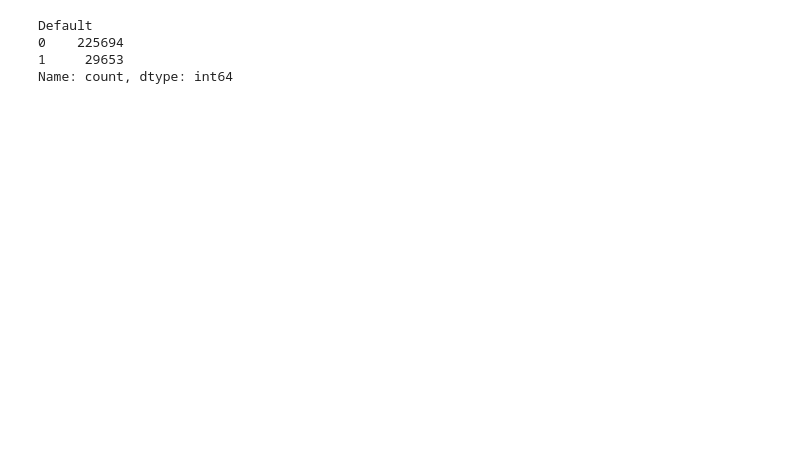
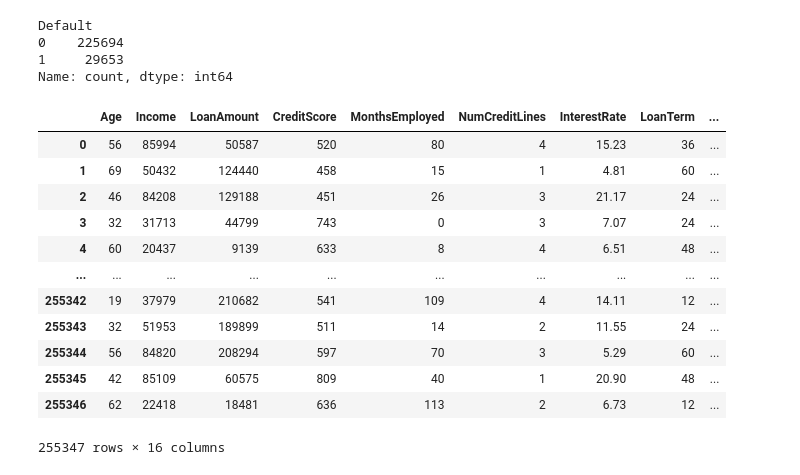
Before and after one commit to tachirevlt/Loan_Default_Prediction_Analysis, a Jupyter notebook: main.ipynb, the cells around one changed output. Cells and saved outputs as stored; diff of their text form; code cells hidden in the pictures; blank space fills up the shorter version.

```diff
--- a/main.ipynb
+++ b/main.ipynb
@@ -181,3 +151,35 @@ Default
 0    225694
 1     29653
 Name: count, dtype: int64
+# %%
+def remove_outliers_iqr(df, columns=None, threshold=1.5):
+
+    df_cleaned = df.copy()
+
+    for column in columns:
+        Q1 = df_cleaned[column].quantile(0.25)
+        Q3 = df_cleaned[column].quantile(0.75)
+
+        IQR = Q3 - Q1
+        lower_bound = Q1 - threshold * IQR
+        upper_bound = Q3 + threshold * IQR
+
+        df_cleaned = df_cleaned[(df_cleaned[column] >= lower_bound) & (df_cleaned[column] <= upper_bound)]
+    return df_cleaned
+x_cleaned = remove_outliers_iqr(x, columns=numeric_features.columns, threshold=1.5)
+# %%
+x_cleaned
+# %% [output]
+|  | Age | Income | LoanAmount | CreditScore | MonthsEmployed | NumCreditLines | InterestRate | LoanTerm | ... |
+| 0 | 56 | 85994 | 50587 | 520 | 80 | 4 | 15.23 | 36 | ... |
+| 1 | 69 | 50432 | 124440 | 458 | 15 | 1 | 4.81 | 60 | ... |
+| 2 | 46 | 84208 | 129188 | 451 | 26 | 3 | 21.17 | 24 | ... |
+| 3 | 32 | 31713 | 44799 | 743 | 0 | 3 | 7.07 | 24 | ... |
+| 4 | 60 | 20437 | 9139 | 633 | 8 | 4 | 6.51 | 48 | ... |
+| ... | ... | ... | ... | ... | ... | ... | ... | ... | ... |
+| 255342 | 19 | 37979 | 210682 | 541 | 109 | 4 | 14.11 | 12 | ... |
+| 255343 | 32 | 51953 | 189899 | 511 | 14 | 2 | 11.55 | 24 | ... |
+| 255344 | 56 | 84820 | 208294 | 597 | 70 | 3 | 5.29 | 60 | ... |
+| 255345 | 42 | 85109 | 60575 | 809 | 40 | 1 | 20.90 | 48 | ... |
+| 255346 | 62 | 22418 | 18481 | 636 | 113 | 2 | 6.73 | 12 | ... |
+255347 rows × 16 columns
```
Also changed, not shown: parts of 4 cells of this notebook, 1 other file.
